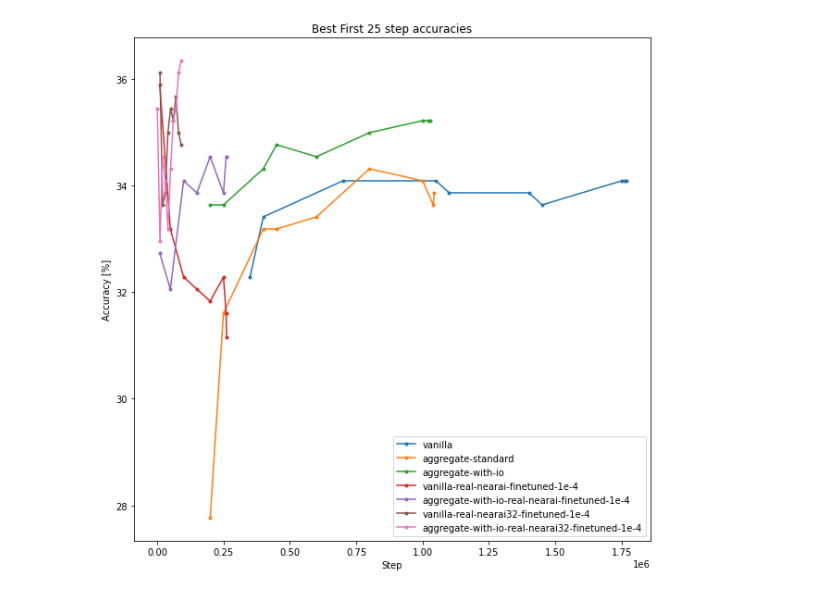
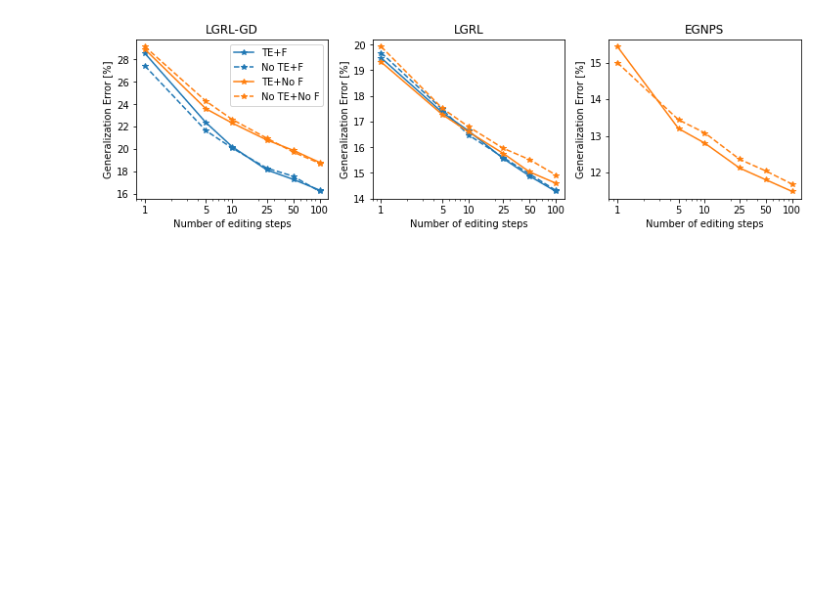
Before and after one commit to kavigupta/program_synthesis, a Jupyter notebook: notebooks/results.ipynb, the cells around one changed output. Cells and saved outputs as stored; diff of their text form; code cells hidden in the pictures; blank space fills up the shorter version.

```diff
--- a/notebooks/results.ipynb
+++ b/notebooks/results.ipynb
@@ -83,3 +182,30 @@ def plot_combined_accuracy(table, label, allowed_cols=None):
+# %%
+fig, axs = plt.subplots(1, 3, figsize=(10, 3), constrained_layout=True)
+for ax, synthesizer in zip(axs, SYNTHESIZERS):
+    if synthesizer.startswith("nearai"):
+        ax.plot(K_VALS[:-1], generalization_errors(
+            topline, synthesizer, True, True, "B"), marker='*', color=cycle[0],
+                label="TE+F")
+        ax.plot(K_VALS[:-1], generalization_errors(
+            topline, synthesizer, False, True, "B"), marker='*', linestyle='--', color=cycle[0],
+                label="No TE+F")
+    ax.plot(K_VALS[:-1], generalization_errors(
+        topline, synthesizer, True, False, "B"), marker='*', color=cycle[1],
+            label="TE+No F")
+    ax.plot(K_VALS[:-1], generalization_errors(
+        topline, synthesizer, False, False, "B"), marker='*', linestyle='--', color=cycle[1],
+            label="No TE+No F")
+    ax.set_title(to_display_name(synthesizer))
+    ax.set_xlabel("Number of editing steps")
+    ax.set_ylabel("Generalization Error [%]")
+    ax.set_xscale('log')
+    ax.set_xticks(K_VALS[:-1])
+    ax.get_xaxis().set_major_formatter(mpl.ticker.ScalarFormatter())
+axs[0].legend()
+# fig.suptitle("Finetuning Comparison")
+plt.savefig("img/arch_finetune_compare.png")
+# %% [output]
+[figure, added]
 # %%
 # # temporary for thesis draft
 # plt.figure(figsize=(7, 5))
@@ -108,10 +234,3 @@ def plot_combined_accuracy(table, label, allowed_cols=None):
 
 # plt.ylabel("% of programs that pass all given test cases")
 # plt.show()
-# %%
-plt.figure(figsize=(10, 10))
-plt.title("Best First 25 step accuracies")
-for model in model_labels:
-    plot_combined_accuracy(get_accuracies(model, 'real', 'nearai32,,best_first,,25,,start-with-beams'), model)
-# %% [output]
-[figure, removed]
```
Also changed, not shown: parts of 19 cells of this notebook.
